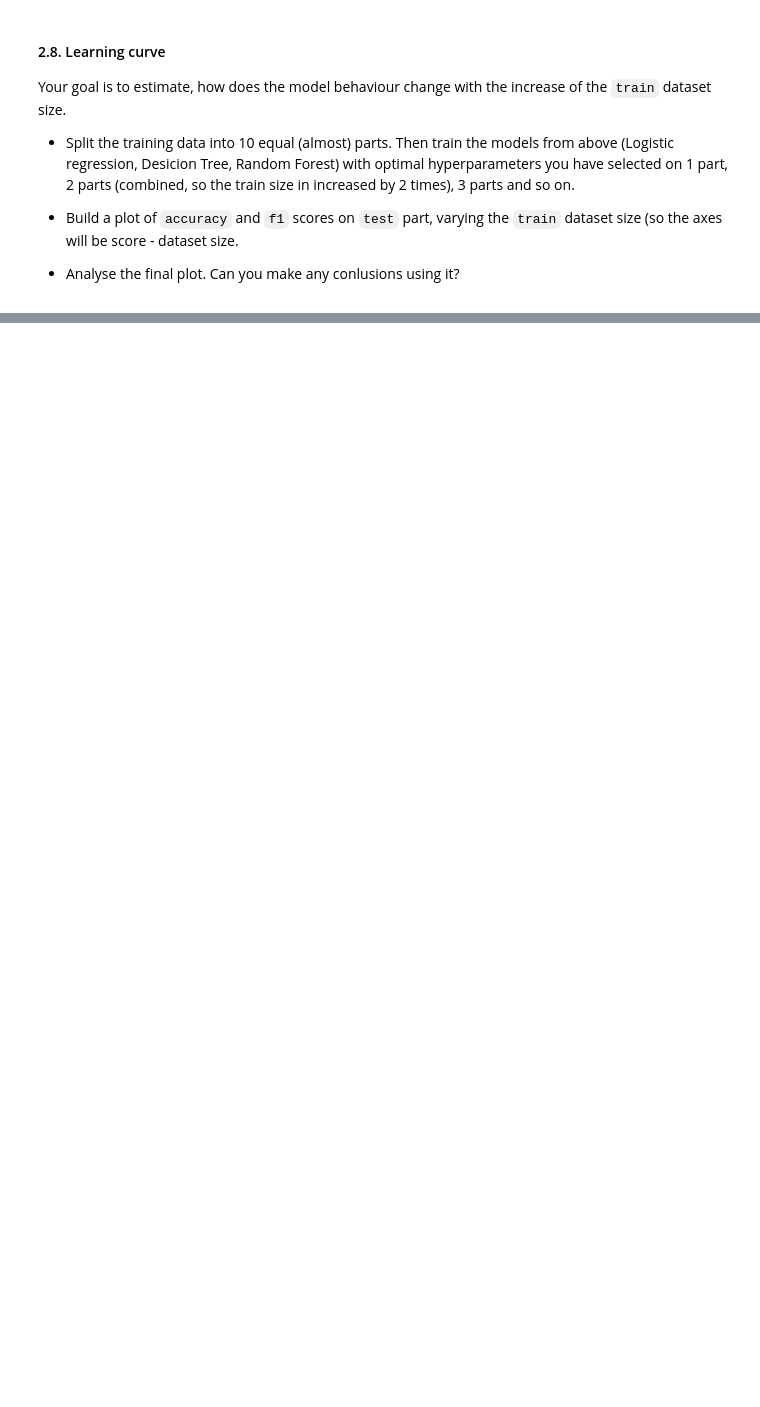
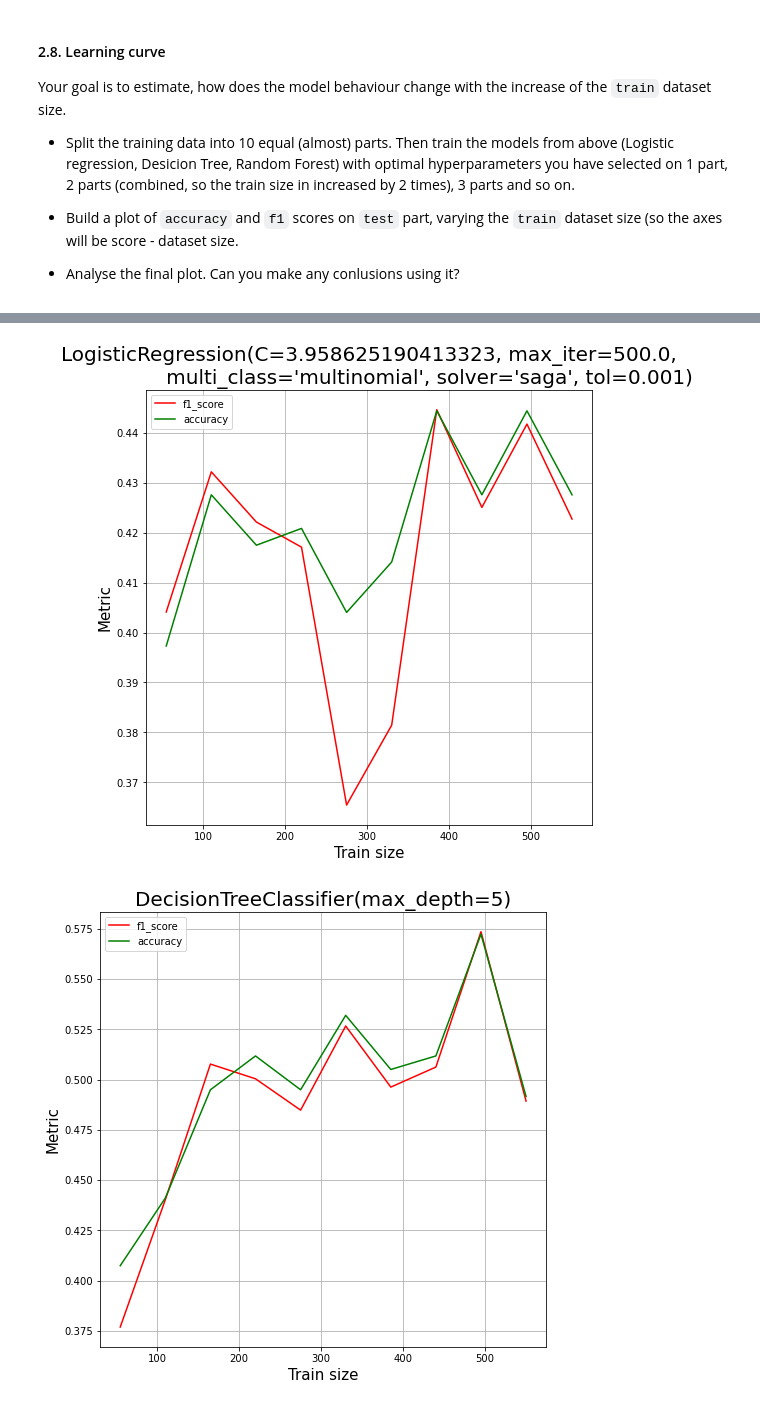
Before and after one commit to yashinrostislav/MADE_2021, a Jupyter notebook: term1/ml/Lab1_ML_pipeline_and_SVM/Lab1_part2_ml_pipeline.ipynb, the cells around one changed output, grey strips where cells are left out. Drawn from its saved outputs; the diff is of its cells as text; code cells hidden in the pictures; blank space fills up the shorter version.

```diff
--- a/term1/ml/Lab1_ML_pipeline_and_SVM/Lab1_part2_ml_pipeline.ipynb
+++ b/term1/ml/Lab1_ML_pipeline_and_SVM/Lab1_part2_ml_pipeline.ipynb
@@ -529,0 +539,29 @@ Your goal is to estimate, how does the model behaviour change with the increase
+# %%
+t_size_list = range(0 , X_train.shape[0] + X_train.shape[0] // 10, 55)[1:]
+
+for model in [pipe, pipe_dtc, pipe_bagging_rtc]:
+    f1_list = []
+    accuracy_list = []
+    for t_size in t_size_list:
+        X_train_short = X_train[:t_size]
+        y_train_short = y_train[:t_size]
+        model.fit(X_train_short, y_train_short)
+        f1_list.append(f1_score(y_test, model.predict(X_test), average='macro'))
+        accuracy_list.append(accuracy_score(y_test, model.predict(X_test)))
+    fig = plt.figure(figsize = (8,8))
+    ax = fig.add_subplot(1,1,1)
+    ax.set_xlabel('Train size', fontsize = 15)
+    ax.set_ylabel('Metric', fontsize = 15)
+    ax.set_title(model['clf'], fontsize = 20)
+    targets = ['f1_score', 'accuracy']
+    metrics_list = [f1_list, accuracy_list]
+    colors = ['r', 'g']
+    for target, color in zip(metrics_list, colors):
+        ax.plot(t_size_list
+                   , target
+                   , c = color)
+    ax.legend(targets)
+    ax.grid()
+# %% [output]
+[figure, added]
+[figure, added]
```
Also changed, not shown: parts of 28 cells of this notebook, 1 other file.
